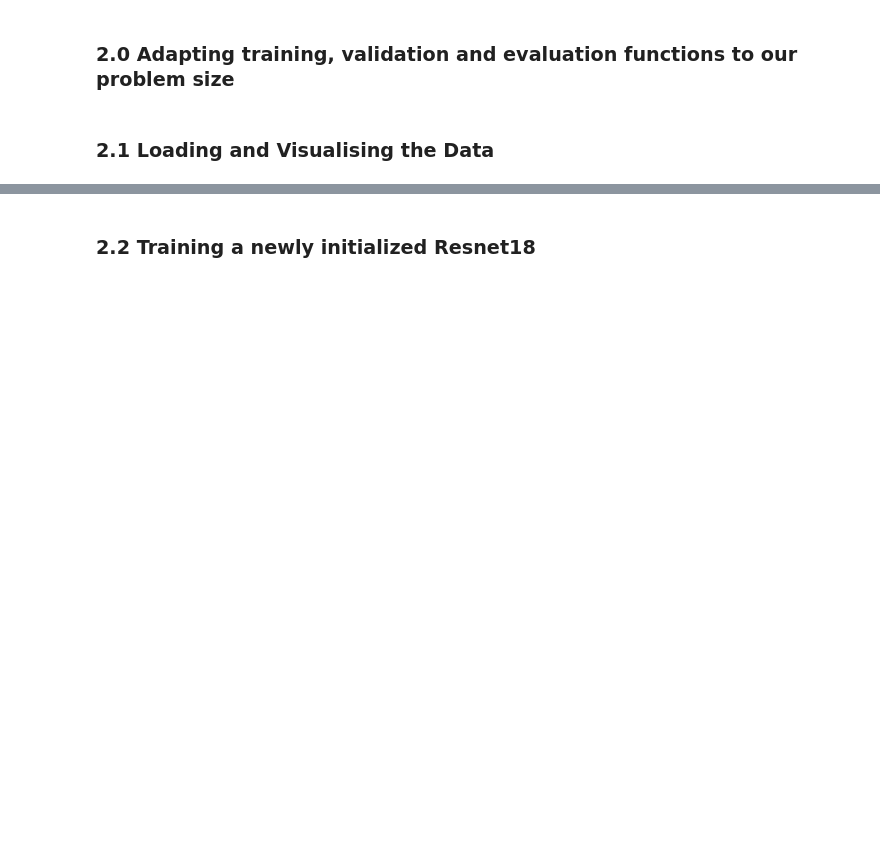
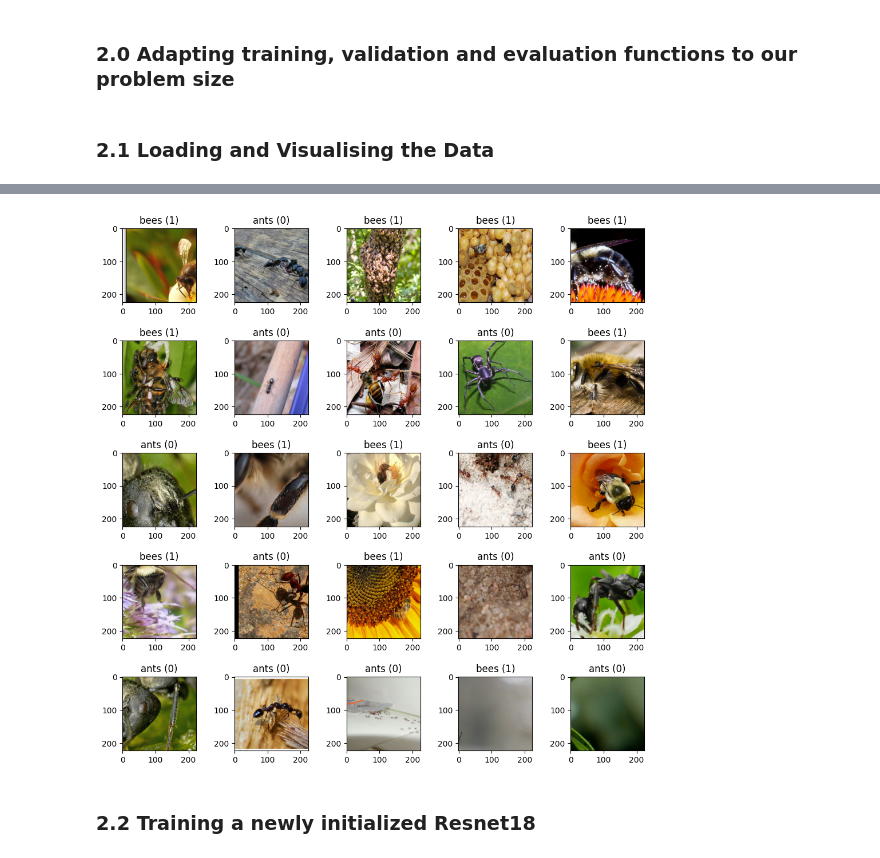
Before and after one commit to edsml-rl1623/DeepLearning, a Jupyter notebook: Day05-CNNs_part2/Day05-CNNs_part2_afternoon_exercises.ipynb, the cells around one changed output, grey strips where cells are left out. Saved outputs shown, nothing was run; the diff lists cells and outputs as text; code cells hidden in the pictures; blank space fills up the shorter version.

```diff
--- a/Day05-CNNs_part2/Day05-CNNs_part2_afternoon_exercises.ipynb
+++ b/Day05-CNNs_part2/Day05-CNNs_part2_afternoon_exercises.ipynb
@@ -493,20 +515,22 @@ show_batch(train_ds, 5, 5)
 # %%
 # Fix image sizes with transforms
 train_transform = transforms.Compose([
-        ### add a transform that does a random crop with the right size here
+        transforms.RandomResizedCrop(224),### add a transform that does a random crop with the right size here
         transforms.RandomHorizontalFlip(),
         transforms.ToTensor()
     ])
 test_transform = transforms.Compose([
         transforms.Resize(256),
         transforms.CenterCrop(224),
         transforms.ToTensor(),
     ])
 
 train_ds = datasets.ImageFolder("./hymenoptera_data/train", transform=train_transform)
 test_ds = datasets.ImageFolder("./hymenoptera_data/val", transform=test_transform)
 
 show_batch(train_ds, 5, 5)
+# %% [output]
+[figure, added]
 # %%
 # Finally add normalisation to transforms
 train_transform = transforms.Compose([
```
Also changed, not shown: parts of 10 cells of this notebook.
